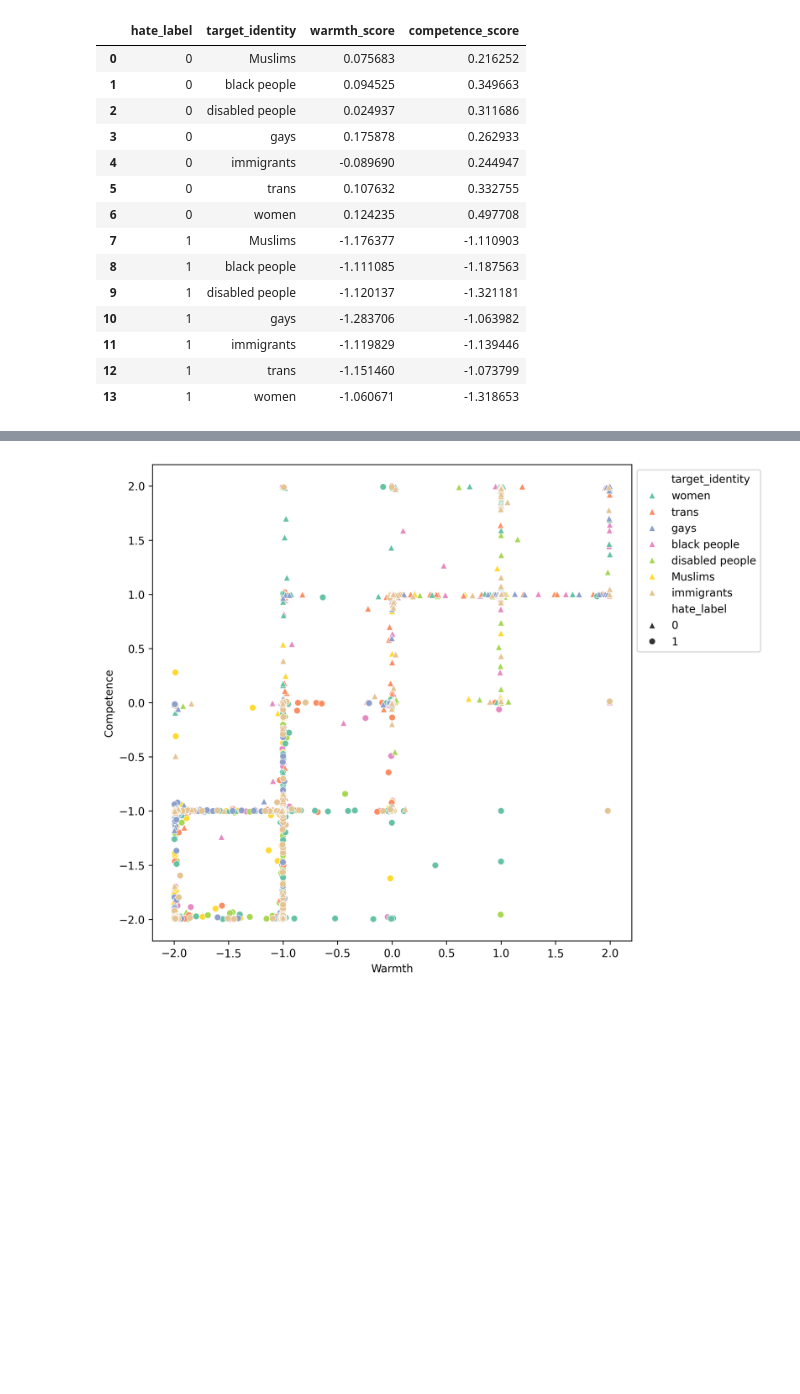
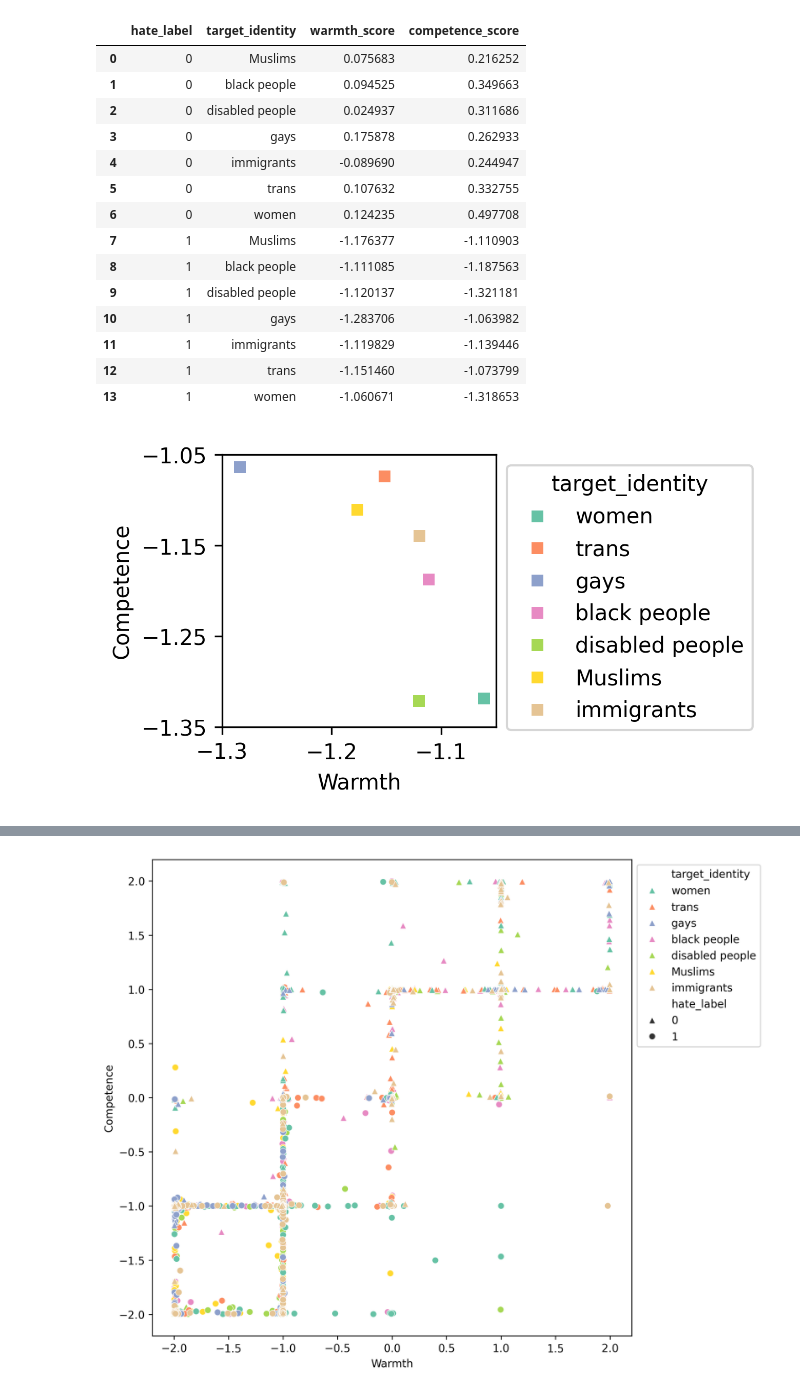
Before and after one commit to YipingNUS/disentangle-hate, a Jupyter notebook: Stereotype Analysis.ipynb, the cells around one changed output, grey strips where cells are left out. Drawn from its saved outputs; the diff is of its cells as text; code cells hidden in the pictures; blank space fills up the shorter version.

```diff
--- a/Stereotype Analysis.ipynb
+++ b/Stereotype Analysis.ipynb
@@ -183,3 +182,17 @@ df_centroid
 | 11 | 1 | immigrants | -1.119829 | -1.139446 |
 | 12 | 1 | trans | -1.151460 | -1.073799 |
 | 13 | 1 | women | -1.060671 | -1.318653 |
+# %%
+plt.figure(figsize=(2.3, 2.3), dpi=300)
+hue_order = ['women', 'trans', 'gays', 'black people', 'disabled people', 'Muslims', 'immigrants']
+ax = sns.scatterplot(data=df_centroid[df_centroid['hate_label']==1], x="warmth_score", y="competence_score", hue="target_identity", hue_order=hue_order, marker='s', palette=sns.color_palette("Set2"))
+plt.xlabel("Warmth")
+plt.ylabel("Competence")
+sns.move_legend(ax, "upper left", bbox_to_anchor=(1, 1))
+#plt.legend([],[], frameon=False)
+plt.xticks([-1.3, -1.2, -1.1])
+plt.yticks([-1.35, -1.25, -1.15, -1.05])
+plt.savefig(dataset_path/'stereotypes-centroid-neg.png', dpi=300, bbox_inches='tight', pad_inches=0.01)
+plt.show()
+# %% [output]
+[figure, added]
```
Also changed, not shown: parts of 7 cells of this notebook, 12 other files.
